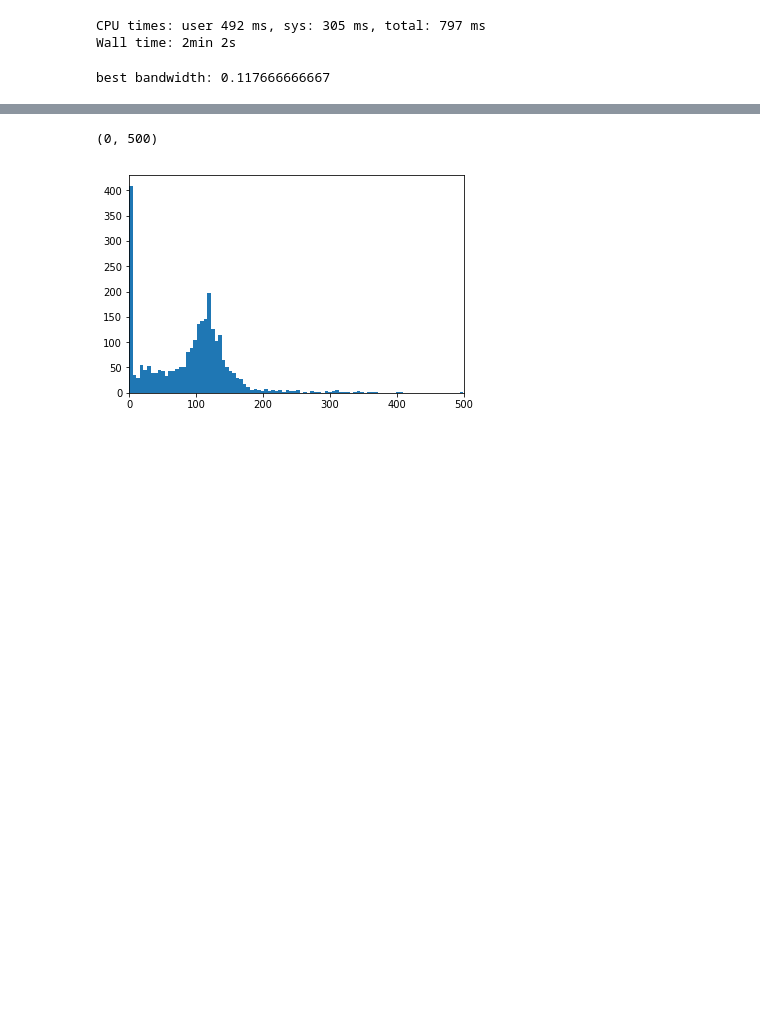
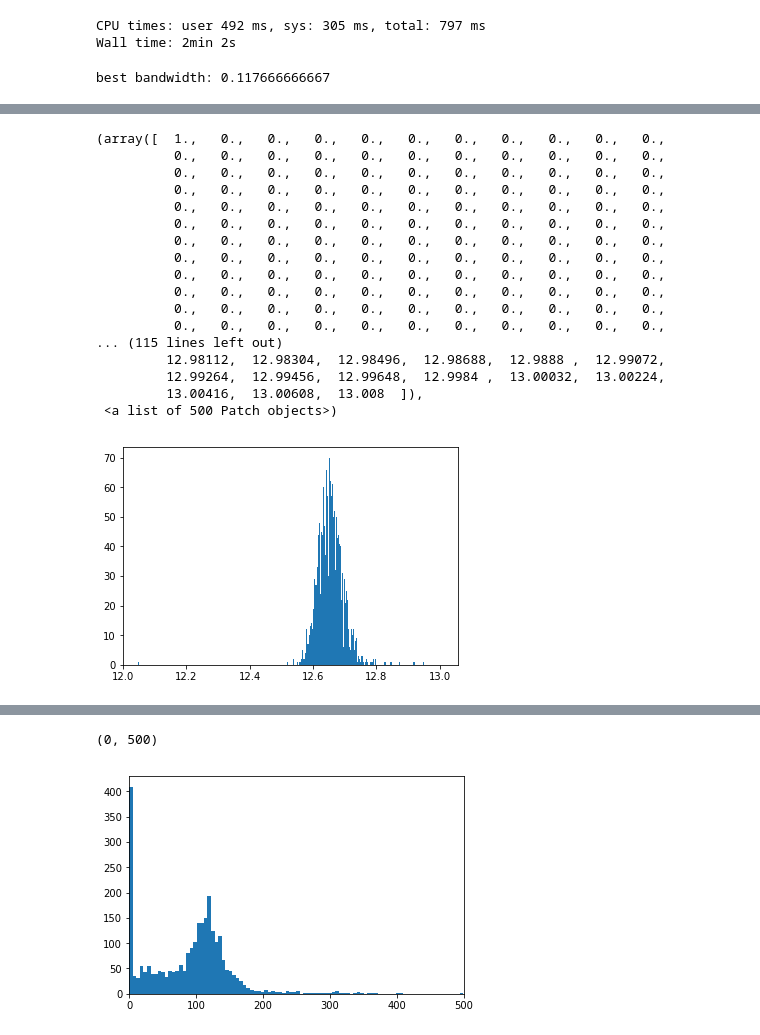
Before and after one commit to tzdwi/GaiaSprintMassive, a Jupyter notebook: code/features_python27.ipynb, the cells around one changed output, grey strips where cells are left out. Cells and saved outputs as stored; diff of their text form; code cells hidden in the pictures; blank space fills up the shorter version.

```diff
--- a/code/features_python27.ipynb
+++ b/code/features_python27.ipynb
@@ -390,0 +312,21 @@ Wall time: 3min 20s
+# %%
+plt.hist(df['w1mpro'],bins=500)
+# %% [output]
+(array([  1.,   0.,   0.,   0.,   0.,   0.,   0.,   0.,   0.,   0.,   0.,
+          0.,   0.,   0.,   0.,   0.,   0.,   0.,   0.,   0.,   0.,   0.,
+          0.,   0.,   0.,   0.,   0.,   0.,   0.,   0.,   0.,   0.,   0.,
+          0.,   0.,   0.,   0.,   0.,   0.,   0.,   0.,   0.,   0.,   0.,
+          0.,   0.,   0.,   0.,   0.,   0.,   0.,   0.,   0.,   0.,   0.,
+          0.,   0.,   0.,   0.,   0.,   0.,   0.,   0.,   0.,   0.,   0.,
+          0.,   0.,   0.,   0.,   0.,   0.,   0.,   0.,   0.,   0.,   0.,
+          0.,   0.,   0.,   0.,   0.,   0.,   0.,   0.,   0.,   0.,   0.,
+          0.,   0.,   0.,   0.,   0.,   0.,   0.,   0.,   0.,   0.,   0.,
+          0.,   0.,   0.,   0.,   0.,   0.,   0.,   0.,   0.,   0.,   0.,
+          0.,   0.,   0.,   0.,   0.,   0.,   0.,   0.,   0.,   0.,   0.,
+          0.,   0.,   0.,   0.,   0.,   0.,   0.,   0.,   0.,   0.,   0.,
+... (115 lines left out)
+         12.98112,  12.98304,  12.98496,  12.98688,  12.9888 ,  12.99072,
+         12.99264,  12.99456,  12.99648,  12.9984 ,  13.00032,  13.00224,
+         13.00416,  13.00608,  13.008  ]),
+ <a list of 500 Patch objects>)
+[figure, added]
```
Also changed, not shown: parts of 22 cells of this notebook.
